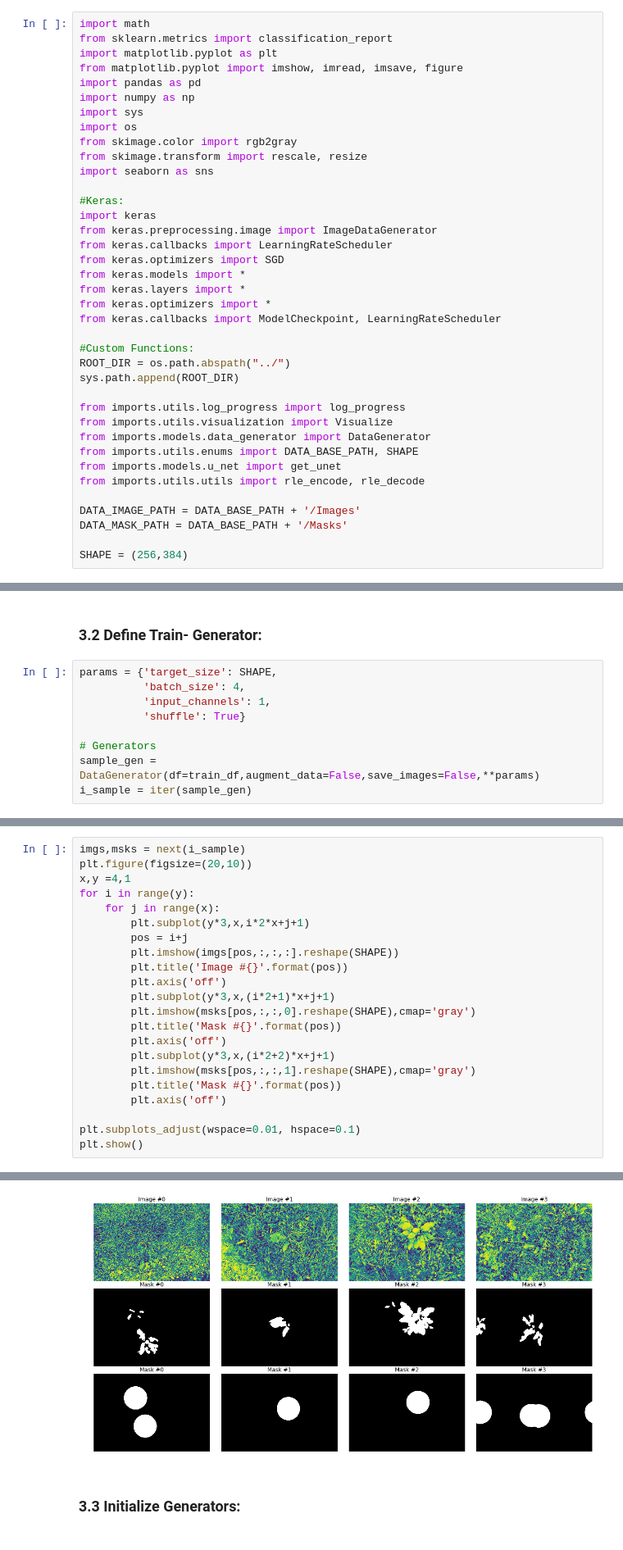
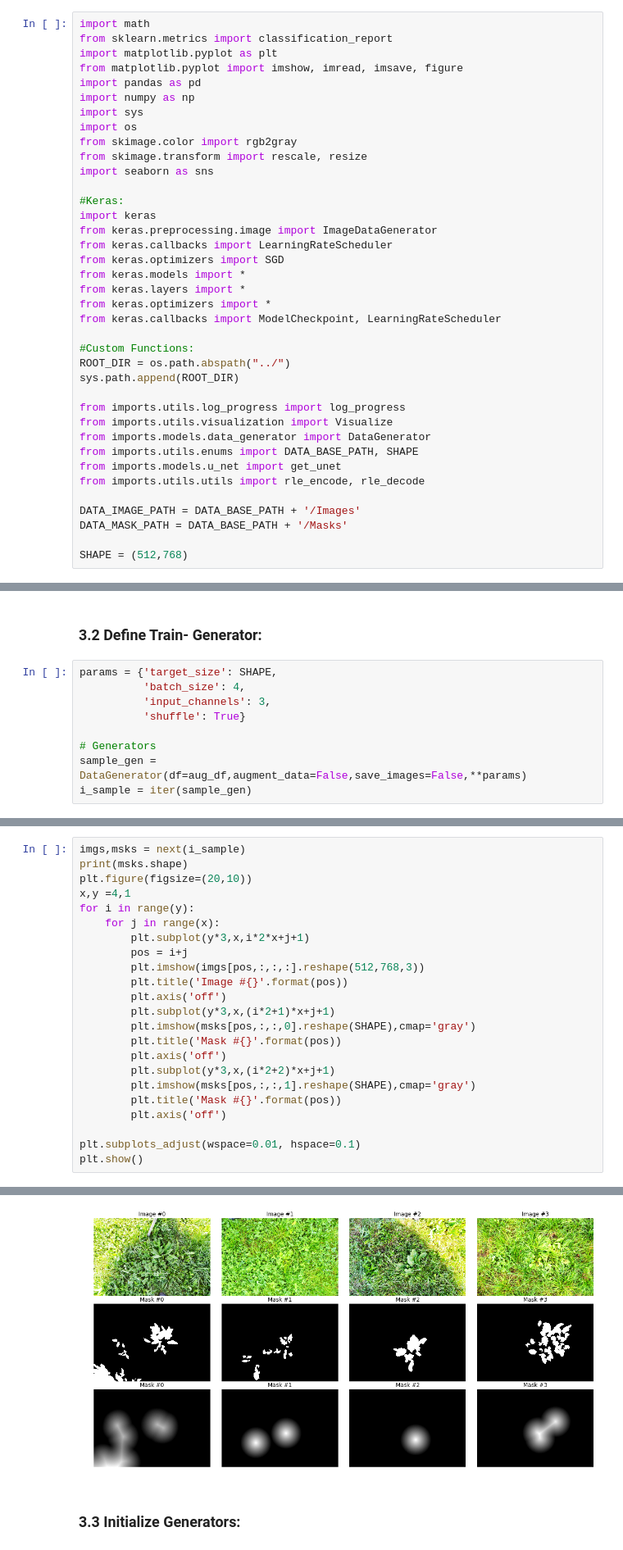
Before and after one commit to dschori/Rumex-Detection, a Jupyter notebook: notebooks/20_UNet.ipynb, the cells around one changed output, grey strips where cells are left out. Shown at 82% size. Saved outputs shown, nothing was run; the diff lists cells and outputs as text.

```diff
--- a/notebooks/20_UNet.ipynb
+++ b/notebooks/20_UNet.ipynb
@@ -41,7 +44,7 @@ from imports.utils.utils import rle_encode, rle_decode
 DATA_IMAGE_PATH = DATA_BASE_PATH + '/Images'
 DATA_MASK_PATH = DATA_BASE_PATH + '/Masks'
 
-SHAPE = (256,384)
+SHAPE = (512,768)
 # %%
 import warnings
 warnings.filterwarnings("ignore")
@@ -146,10 +147,10 @@ ________________________________________________________________________________
 # %%
 params = {'target_size': SHAPE,
           'batch_size': 4,
-          'input_channels': 1,
+          'input_channels': 3,
           'shuffle': True}
 
 # Generators
-sample_gen = DataGenerator(df=train_df,augment_data=False,save_images=False,**params)
+sample_gen = DataGenerator(df=aug_df,augment_data=False,save_images=False,**params)
 i_sample = iter(sample_gen)
 # %% [output]
@@ -157,12 +158,13 @@ Found 354 Files
 # %%
 imgs,msks = next(i_sample)
+print(msks.shape)
 plt.figure(figsize=(20,10))
 x,y =4,1
 for i in range(y):
     for j in range(x):
         plt.subplot(y*3,x,i*2*x+j+1)
         pos = i+j
-        plt.imshow(imgs[pos,:,:,:].reshape(SHAPE))
+        plt.imshow(imgs[pos,:,:,:].reshape(512,768,3))
         plt.title('Image #{}'.format(pos))
         plt.axis('off')
         plt.subplot(y*3,x,(i*2+1)*x+j+1)
@@ -180,4 +183,4 @@ plt.show()
-[figure, old version]
+[figure, new version]
 # %% [markdown]
 ### 3.3 Initialize Generators:
 # %% [markdown]
```
Also changed, not shown: parts of 15 cells of this notebook, 3 other files.
